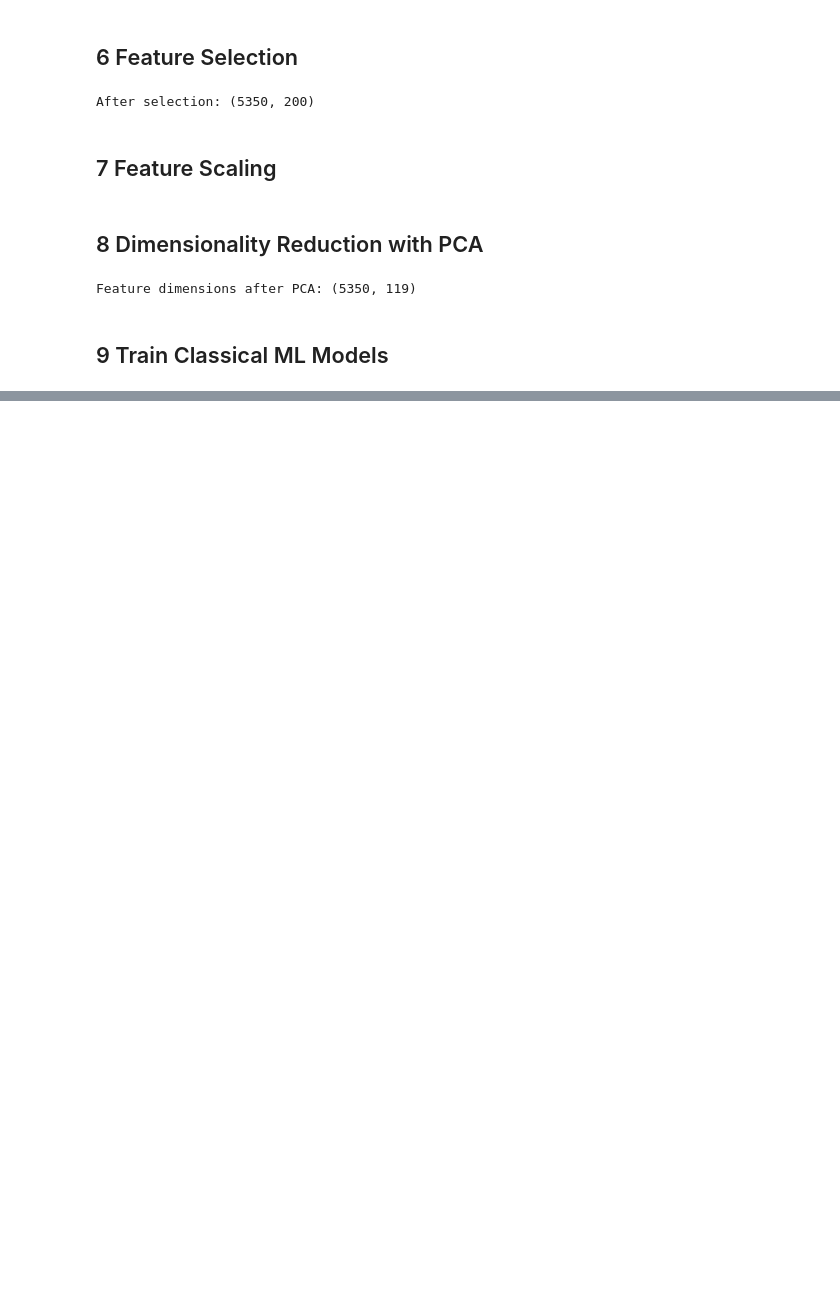
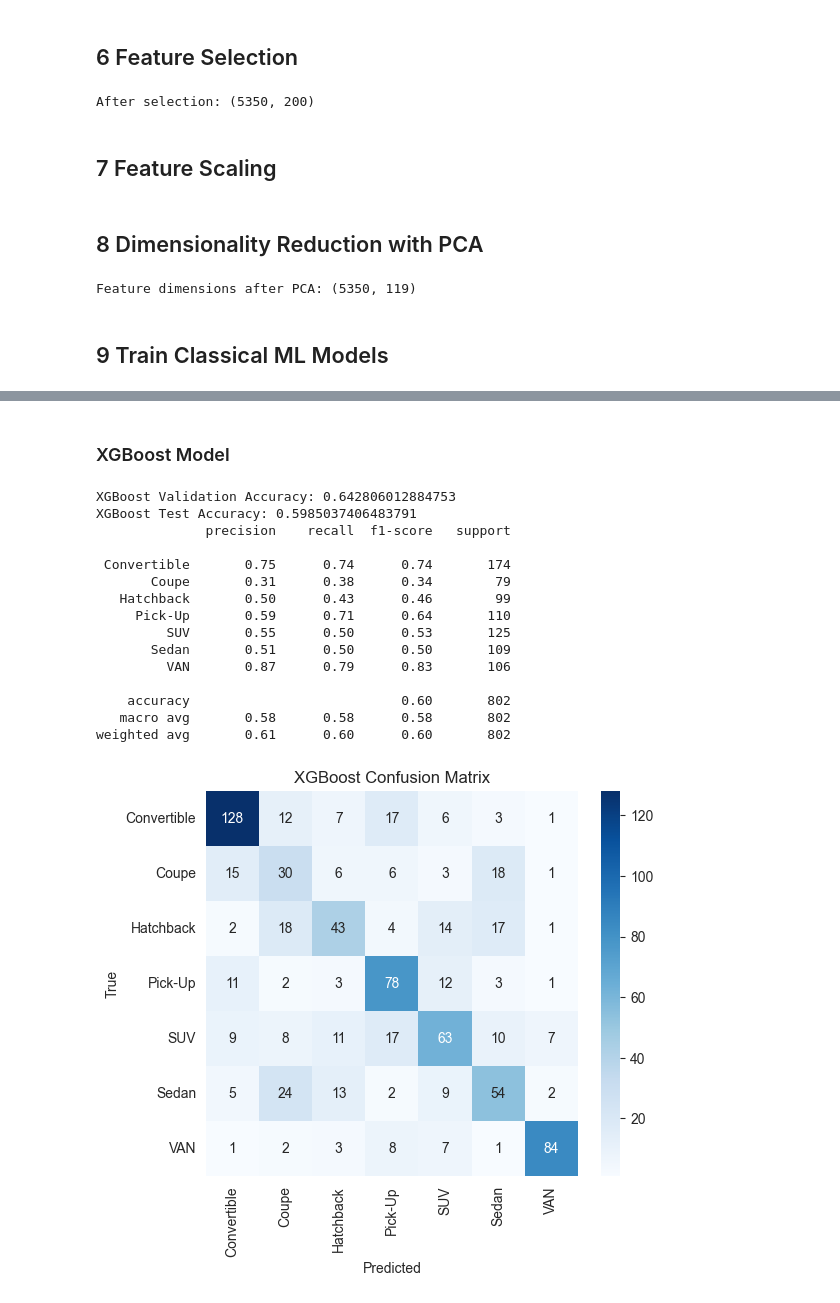
Before and after one commit to KenzySobh/Car-Body-Types-Classification, a Jupyter notebook: carTypes.ipynb, the cells around one changed output, grey strips where cells are left out. Saved outputs shown, nothing was run; the diff lists cells and outputs as text; code cells hidden in the pictures; blank space fills up the shorter version.

```diff
--- a/carTypes.ipynb
+++ b/carTypes.ipynb
@@ -225,0 +348,56 @@ Best model: SVM with validation accuracy 0.7387
+# %% [markdown]
+### XGBoost Model
+# %%
+xgb_model = XGBClassifier(
+    eval_metric='mlogloss',
+    random_state=42
+)
+
+# Train
+xgb_model.fit(X_train_pca, y_train_enc)
+
+# Validation
+y_val_pred = xgb_model.predict(X_val_pca)
+xgb_val_acc = accuracy_score(y_val_enc, y_val_pred)
+print("XGBoost Validation Accuracy:", xgb_val_acc)
+
+# Testing
+y_test_pred = xgb_model.predict(X_test_pca)
+xgb_test_acc = accuracy_score(y_test_enc, y_test_pred)
+print("XGBoost Test Accuracy:", xgb_test_acc)
+
+print(classification_report(y_test_enc, y_test_pred, target_names=le.classes_))
+
+# ---- Confusion Matrix ----
+cm = confusion_matrix(y_test_enc, y_test_pred)
+
+plt.figure(figsize=(6,5))
+sns.heatmap(
+    cm,
+    annot=True,
+    fmt='d',
+    cmap="Blues",
+    xticklabels=le.classes_,
+    yticklabels=le.classes_
+)
+plt.xlabel("Predicted")
+plt.ylabel("True")
+plt.title("XGBoost Confusion Matrix")
+plt.show()
+# %% [output]
+XGBoost Validation Accuracy: 0.642806012884753
+XGBoost Test Accuracy: 0.5985037406483791
+              precision    recall  f1-score   support
+
+ Convertible       0.75      0.74      0.74       174
+       Coupe       0.31      0.38      0.34        79
+   Hatchback       0.50      0.43      0.46        99
+     Pick-Up       0.59      0.71      0.64       110
+         SUV       0.55      0.50      0.53       125
+       Sedan       0.51      0.50      0.50       109
+         VAN       0.87      0.79      0.83       106
+
+    accuracy                           0.60       802
+   macro avg       0.58      0.58      0.58       802
+weighted avg       0.61      0.60      0.60       802
+[figure, added]
```
Also changed, not shown: parts of 18 cells of this notebook.
